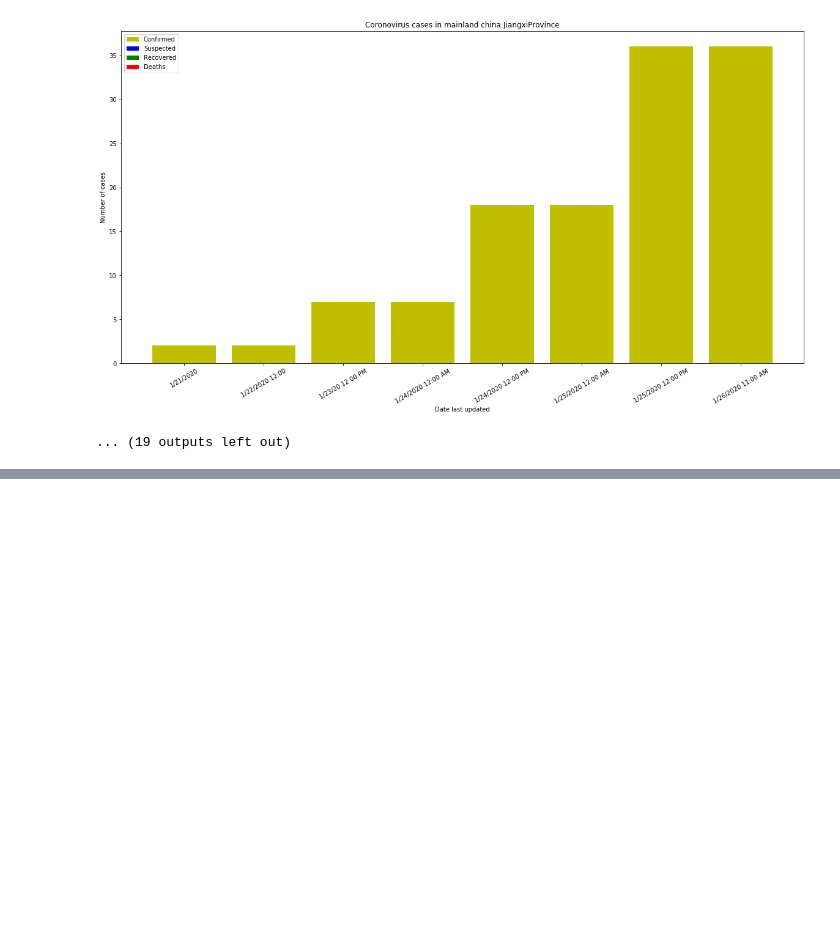
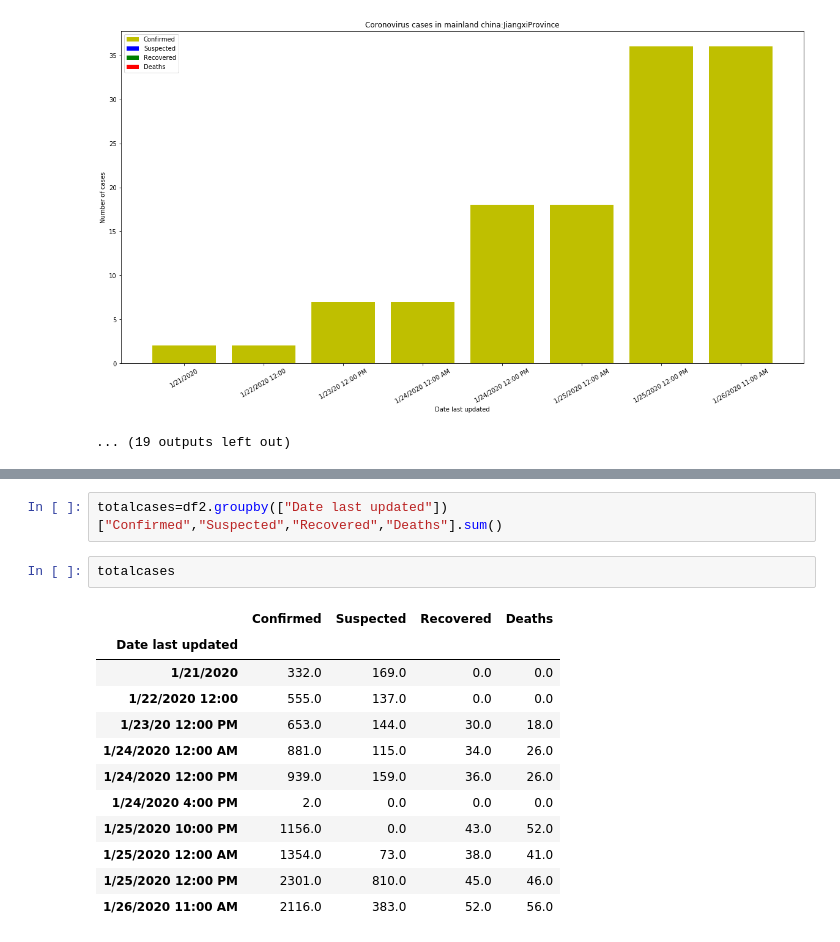
Before and after one commit to mihirmak/coronavirus_visualizations, a Jupyter notebook: Visualization_CV.ipynb, the cells around one changed output, grey strips where cells are left out. Drawn from its saved outputs; the diff is of its cells as text; blank space fills up the shorter version.

```diff
--- a/Visualization_CV.ipynb
+++ b/Visualization_CV.ipynb
@@ -64,0 +100,17 @@ for x in mainland_china_data["Province/State"].unique():
+# %%
+totalcases=df2.groupby(["Date last updated"])["Confirmed","Suspected","Recovered","Deaths"].sum()
+# %%
+totalcases
+# %% [output]
+|  | Confirmed | Suspected | Recovered | Deaths |
+| Date last updated |  |  |  |  |
+| 1/21/2020 | 332.0 | 169.0 | 0.0 | 0.0 |
+| 1/22/2020 12:00 | 555.0 | 137.0 | 0.0 | 0.0 |
+| 1/23/20 12:00 PM | 653.0 | 144.0 | 30.0 | 18.0 |
+| 1/24/2020 12:00 AM | 881.0 | 115.0 | 34.0 | 26.0 |
+| 1/24/2020 12:00 PM | 939.0 | 159.0 | 36.0 | 26.0 |
+| 1/24/2020 4:00 PM | 2.0 | 0.0 | 0.0 | 0.0 |
+| 1/25/2020 10:00 PM | 1156.0 | 0.0 | 43.0 | 52.0 |
+| 1/25/2020 12:00 AM | 1354.0 | 73.0 | 38.0 | 41.0 |
+| 1/25/2020 12:00 PM | 2301.0 | 810.0 | 45.0 | 46.0 |
+| 1/26/2020 11:00 AM | 2116.0 | 383.0 | 52.0 | 56.0 |
```
Also changed, not shown: parts of 7 cells of this notebook.
